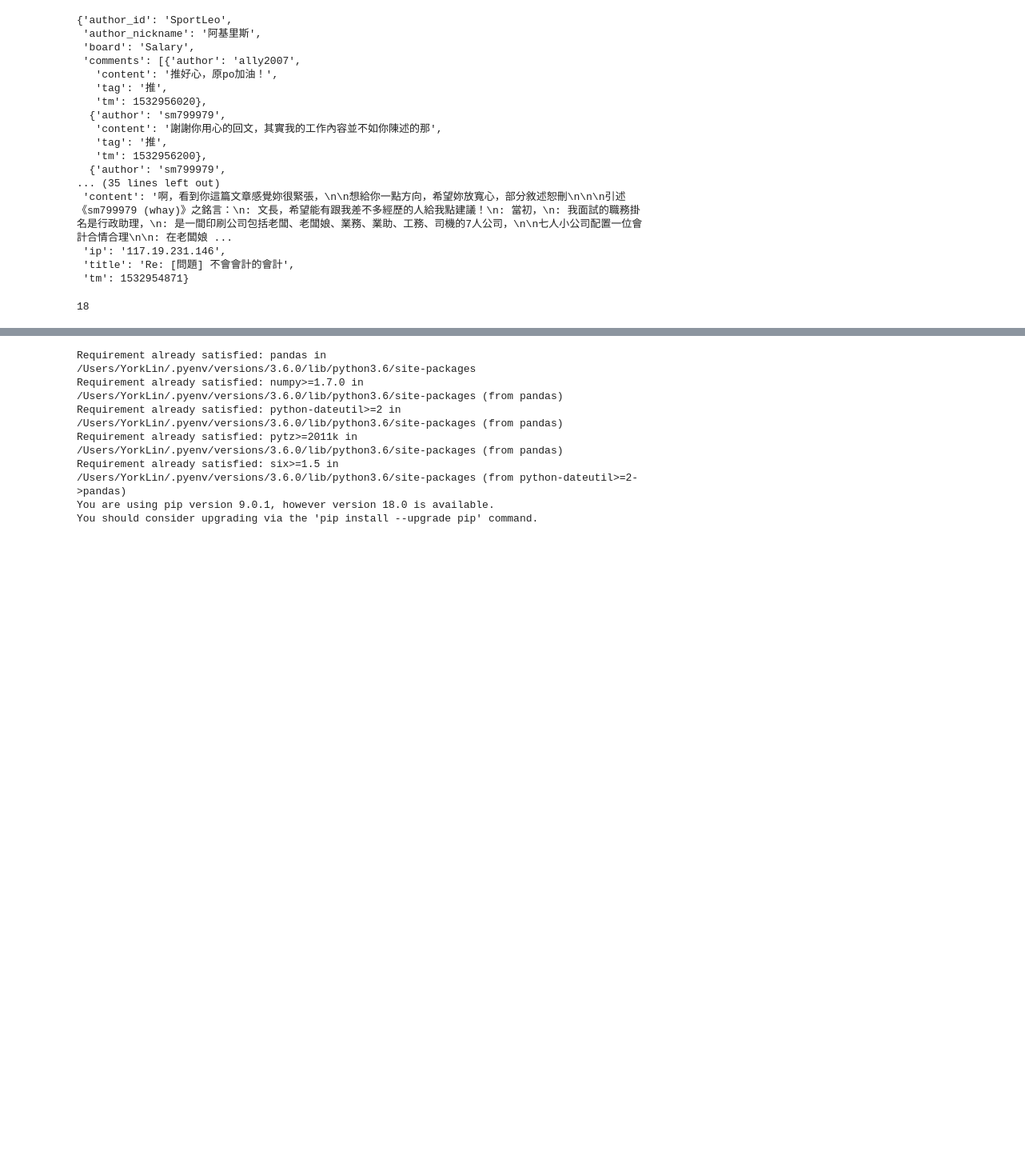
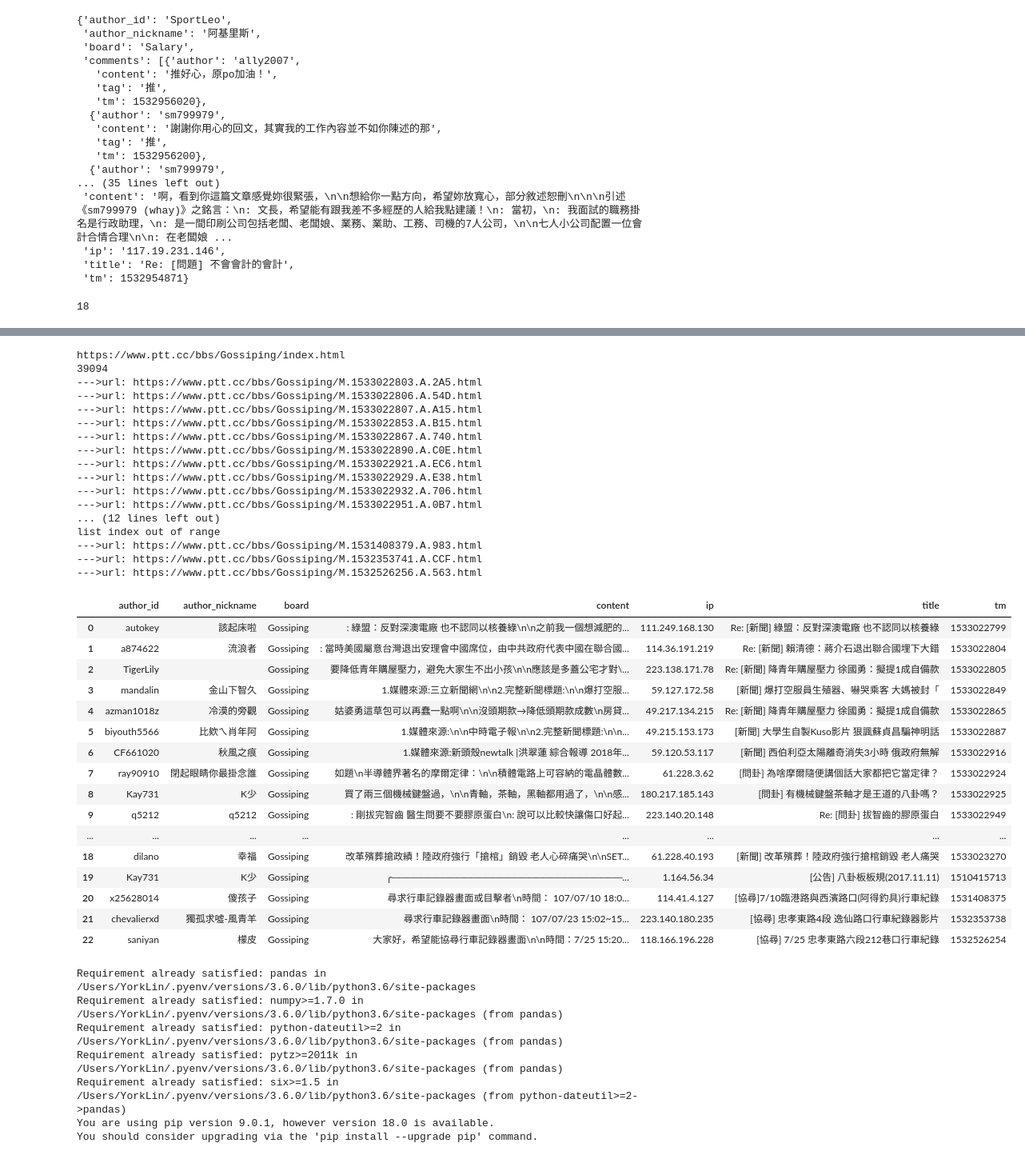
Before and after one commit to YuHsuanLin/pythonetl, a Jupyter notebook: cb102/cb102_20180731.ipynb, the cells around one changed output, grey strips where cells are left out. Shown: that part at 80% size. Cells and saved outputs as stored; diff of their text form; code cells hidden in the pictures; blank space fills up the shorter version.

```diff
--- a/cb102/cb102_20180731.ipynb
+++ b/cb102/cb102_20180731.ipynb
@@ -622,7 +593,0 @@ soup = BeautifulSoup(res.text,'lxml')
-# %%
-for i in soup.select('.btn.wide'):
-    if i.text == '‹ 上頁':
-#         print(i['href'])
-        m = re.match('/bbs/Salary/index(\d+).html',i['href'])
-#         print(int(m.group(1)))
-        last_page = int(m.group(1))+1
@@ -631,2 +593,0 @@ for i in soup.select('.btn.wide'):
-# %%
-url = 'https://www.ptt.cc/bbs/Salary/index{}.html'.format(last_page)
@@ -635,9 +593,0 @@ https://www.ptt.cc/bbs/Salary/index2823.html
-# %%
-board = 'Salary'
-docs = []
-for page in range(last_page,last_page-3,-1):
-    page_url = '{}/bbs/{}/index{}.html'.format(domain,board,page)
-    urls =get_ptt_article_list(page_url)
-    for url in urls:
-        doc = get_ptt_article(url)
-        docs.append(doc)
@@ -662,3 +594,65 @@ https://www.ptt.cc/bbs/Salary/M.1514218383.A.3C0.html has error
+# %%
+def get_ptt(board,total_page=1):
+    docs = []
+    headers = {
+      "cookie": "__cfduid=d5f2274637142c63b85585c60c8fa1e9b1502083011; _ga=GA1.2.2014264793.1502083012; over18=1; _gid=GA1.2.504188955.1532926138",\
+      "user-agent": "Mozilla/5.0 (Macintosh; Intel Mac OS X 10_13_4) AppleWebKit/537.36 (KHTML, like Gecko) Chrome/67.0.3396.99 Safari/537.36"\
+    }
+    domain = 'https://www.ptt.cc'
+    url = '%s/bbs/%s/index.html'%(domain,board)
+    print(url)
+    res =requests.get(url,headers=headers)
+    soup = BeautifulSoup(res.text,'lxml')
+    for i in soup.select('.btn.wide'):
+        if i.text == '‹ 上頁':
+            m = re.match('.+/index(\d+).html',i['href'])
+            last_page = int(m.group(1))+1
+    print(last_page)
+    for page in range(last_page,last_page-total_page,-1):
+        page_url = '{}/bbs/{}/index{}.html'.format(domain,board,page)
+        urls =get_ptt_article_list(page_url,headers)
+        for url in urls:
+            doc = get_ptt_article(url,headers)
+            docs.append(doc)
+    df = pd.DataFrame(list(filter(None,docs)))
+    return df
+# %%
+get_ptt('Gossiping')
+# %% [output]
+https://www.ptt.cc/bbs/Gossiping/index.html
+39094
+--->url: https://www.ptt.cc/bbs/Gossiping/M.1533022803.A.2A5.html
+--->url: https://www.ptt.cc/bbs/Gossiping/M.1533022806.A.54D.html
+--->url: https://www.ptt.cc/bbs/Gossiping/M.1533022807.A.A15.html
+--->url: https://www.ptt.cc/bbs/Gossiping/M.1533022853.A.B15.html
+--->url: https://www.ptt.cc/bbs/Gossiping/M.1533022867.A.740.html
+--->url: https://www.ptt.cc/bbs/Gossiping/M.1533022890.A.C0E.html
+--->url: https://www.ptt.cc/bbs/Gossiping/M.1533022921.A.EC6.html
+--->url: https://www.ptt.cc/bbs/Gossiping/M.1533022929.A.E38.html
+--->url: https://www.ptt.cc/bbs/Gossiping/M.1533022932.A.706.html
+--->url: https://www.ptt.cc/bbs/Gossiping/M.1533022951.A.0B7.html
+... (12 lines left out)
+list index out of range
+--->url: https://www.ptt.cc/bbs/Gossiping/M.1531408379.A.983.html
+--->url: https://www.ptt.cc/bbs/Gossiping/M.1532353741.A.CCF.html
+--->url: https://www.ptt.cc/bbs/Gossiping/M.1532526256.A.563.html
+|  | author_id | author_nickname | board | content | ip | title | tm |
+| 0 | autokey | 該起床啦 | Gossiping | : 綠盟：反對深澳電廠 也不認同以核養綠\n\n之前我一個想減肥的... | 111.249.168.130 | Re: [新聞] 綠盟：反對深澳電廠 也不認同以核養綠 | 1533022799 |
+| 1 | a874622 | 流浪者 | Gossiping | : 當時美國屬意台灣退出安理會中國席位，由中共政府代表中國在聯合國... | 114.36.191.219 | Re: [新聞] 賴清德：蔣介石退出聯合國埋下大錯 | 1533022804 |
+| 2 | TigerLily |  | Gossiping | 要降低青年購屋壓力，避免大家生不出小孩\n\n應該是多蓋公宅才對\... | 223.138.171.78 | Re: [新聞] 降青年購屋壓力 徐國勇：擬提1成自備款 | 1533022805 |
+| 3 | mandalin | 金山下智久 | Gossiping | 1.媒體來源:三立新聞網\n\n2.完整新聞標題:\n\n爆打空服... | 59.127.172.58 | [新聞] 爆打空服員生殖器、嚇哭乘客 大媽被封「 | 1533022849 |
+| 4 | azman1018z | 冷漠的旁觀 | Gossiping | 姑婆勇這草包可以再蠢一點啊\n\n沒頭期款→降低頭期款成數\n房貸... | 49.217.134.215 | Re: [新聞] 降青年購屋壓力 徐國勇：擬提1成自備款 | 1533022865 |
+| 5 | biyouth5566 | 比欸ㄟ肖年阿 | Gossiping | 1.媒體來源:\n\n中時電子報\n\n2.完整新聞標題:\n\n... | 49.215.153.173 | [新聞] 大學生自製Kuso影片 狠諷蘇貞昌騙神明話 | 1533022887 |
+| 6 | CF661020 | 秋風之痕 | Gossiping | 1.媒體來源:新頭殼newtalk |洪翠蓮 綜合報導 2018年... | 59.120.53.117 | [新聞] 西伯利亞太陽離奇消失3小時 俄政府無解 | 1533022916 |
+| 7 | ray90910 | 閉起眼睛你最掛念誰 | Gossiping | 如題\n半導體界著名的摩爾定律：\n\n積體電路上可容納的電晶體數... | 61.228.3.62 | [問卦] 為啥摩爾隨便講個話大家都把它當定律？ | 1533022924 |
+| 8 | Kay731 | K少 | Gossiping | 買了兩三個機械鍵盤過，\n\n青軸，茶軸，黑軸都用過了，\n\n感... | 180.217.185.143 | [問卦] 有機械鍵盤茶軸才是王道的八卦嗎？ | 1533022925 |
+| 9 | q5212 | q5212 | Gossiping | : 剛拔完智齒 醫生問要不要膠原蛋白\n: 說可以比較快讓傷口好起... | 223.140.20.148 | Re: [問卦] 拔智齒的膠原蛋白 | 1533022949 |
+| ... | ... | ... | ... | ... | ... | ... | ... |
+| 18 | dilano | 幸福 | Gossiping | 改革殯葬搶政績！陸政府強行「搶棺」銷毀 老人心碎痛哭\n\nSET... | 61.228.40.193 | [新聞] 改革殯葬！陸政府強行搶棺銷毀 老人痛哭 | 1533023270 |
+| 19 | Kay731 | K少 | Gossiping | ╭────────────────────────────────... | 1.164.56.34 | [公告] 八卦板板規(2017.11.11) | 1510415713 |
+| 20 | x25628014 | 傻孩子 | Gossiping | 尋求行車記錄器畫面或目擊者\n時間： 107/07/10 18:0... | 114.41.4.127 | [協尋]7/10臨港路與西濱路口(阿得釣具)行車紀錄 | 1531408375 |
+| 21 | chevalierxd | 獨孤求噓-風青羊 | Gossiping | 尋求行車記錄器畫面\n時間： 107/07/23 15:02~15... | 223.140.180.235 | [協尋] 忠孝東路4段 逸仙路口行車紀錄器影片 | 1532353738 |
+| 22 | saniyan | 檬皮 | Gossiping | 大家好，希望能協尋行車記錄器畫面\n\n時間：7/25 15:20... | 118.166.196.228 | [協尋] 7/25 忠孝東路六段212巷口行車紀錄 | 1532526254 |
 # %%
 !pip install pandas
 # %% [output]
```
Also changed, not shown: parts of 13 cells of this notebook.
